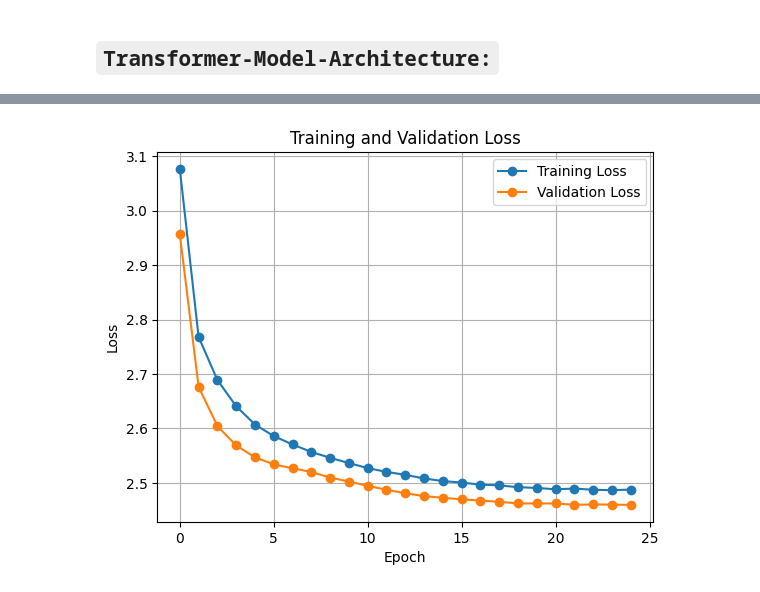
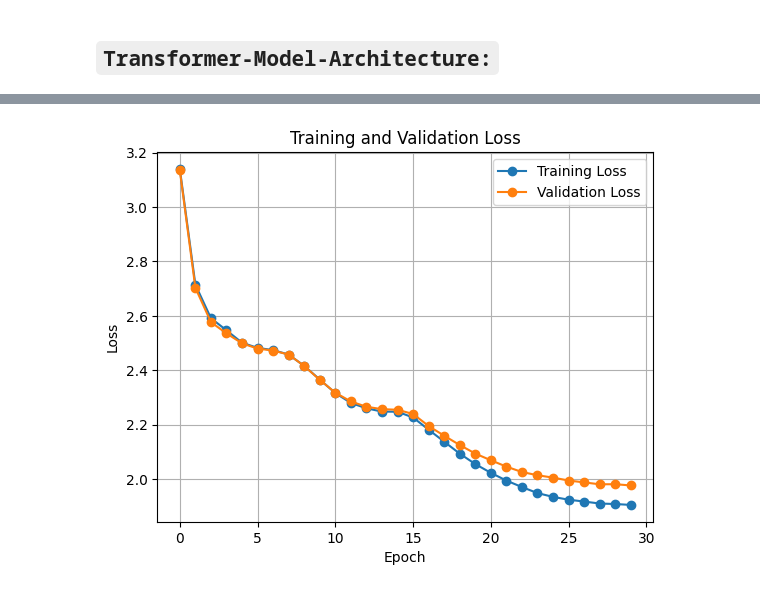
Before and after one commit to xAn-x/Language-Modelling-Zero-to-One, a Jupyter notebook: 04_Transformers_for_Language_Modelling.ipynb, the cells around one changed output, grey strips where cells are left out. Cells and saved outputs as stored; diff of their text form; code cells hidden in the pictures.

```diff
--- a/04_Transformers_for_Language_Modelling.ipynb
+++ b/04_Transformers_for_Language_Modelling.ipynb
@@ -265,10 +252,10 @@ class Model(nn.Module):
 # %%
-batch_size=64
+batch_size=128
 block_size=256
 n_embed=128
 vocab_size=65
 n_heads=8
-n_layers=5
+n_layers=7
 device=torch.device('cuda' if torch.cuda.is_available() else 'cpu')
 
 model=Model(vocab_size,block_size,n_embed,n_heads,n_layers)
@@ -312,11 +299,11 @@ logits.shape,loss
 # %%
 # Define the optimizer and the learning rate scheduler
-from torch.optim.lr_scheduler import CosineAnnealingLR
-optimizer = torch.optim.AdamW(model.parameters(),1e-4)
-scheduler = CosineAnnealingLR(optimizer, T_max=5000, eta_min=0)
+from torch.optim.lr_scheduler import CosineAnnealingWarmRestarts
+optimizer = torch.optim.AdamW(model.parameters(),2e-4)
+scheduler = CosineAnnealingWarmRestarts(optimizer, T_0=100, T_mult=2)
 
-epochs=5000
-eval_interval=5
-log_every_kth_epoch=500
-save_every_kth_epoch=2500
+epochs=3000
+eval_interval=10
+log_every_kth_epoch=100
+save_every_kth_epoch=1000
 # %%
@@ -397,20 +396,20 @@ Model Saved....
 # %%
 def plot_loss(history):
-    train_loss=torch.tensor(history["train_loss"]).view(-1,200).mean(-1)
-    val_loss=torch.tensor(history["val_loss"]).view(-1,200).mean(-1)
+    train_loss=torch.tensor(history["train_loss"]).view(-1,100).mean(-1)
+    val_loss=torch.tensor(history["val_loss"]).view(-1,100).mean(-1)
 
     plt.plot(train_loss, label='Training Loss', marker='o')
     plt.plot(val_loss, label='Validation Loss', marker='o')
     plt.title('Training and Validation Loss')
     plt.xlabel('Epoch')
     plt.ylabel('Loss')
     plt.legend()
     plt.grid(True)
     plt.show()
 
 plot_loss(history)
 # %% [output]
-[figure, old version]
+[figure, new version]
 # %%
 @torch.no_grad()
 def generate(n_words=300):
```
Also changed, not shown: parts of 12 cells of this notebook.
